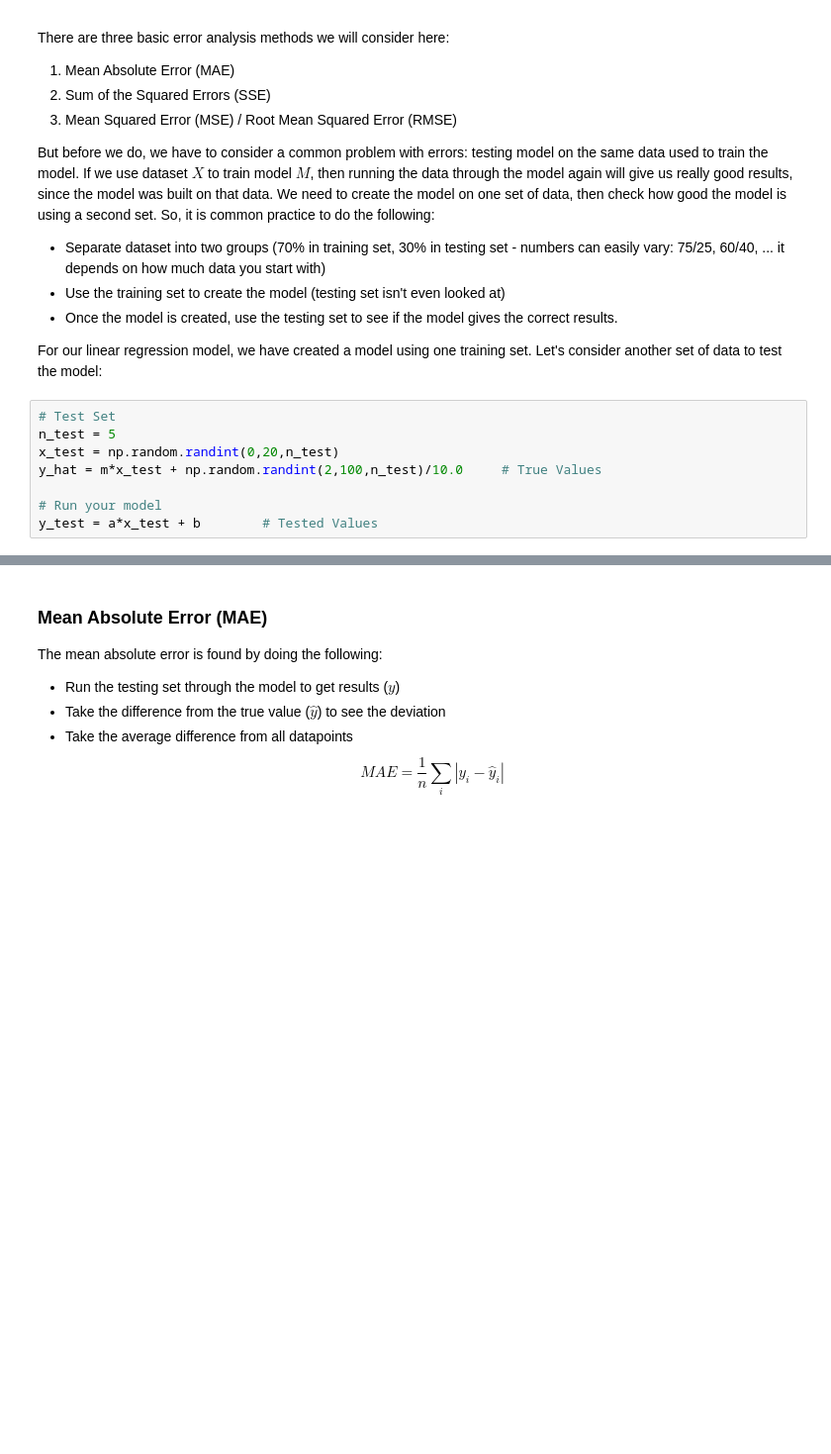
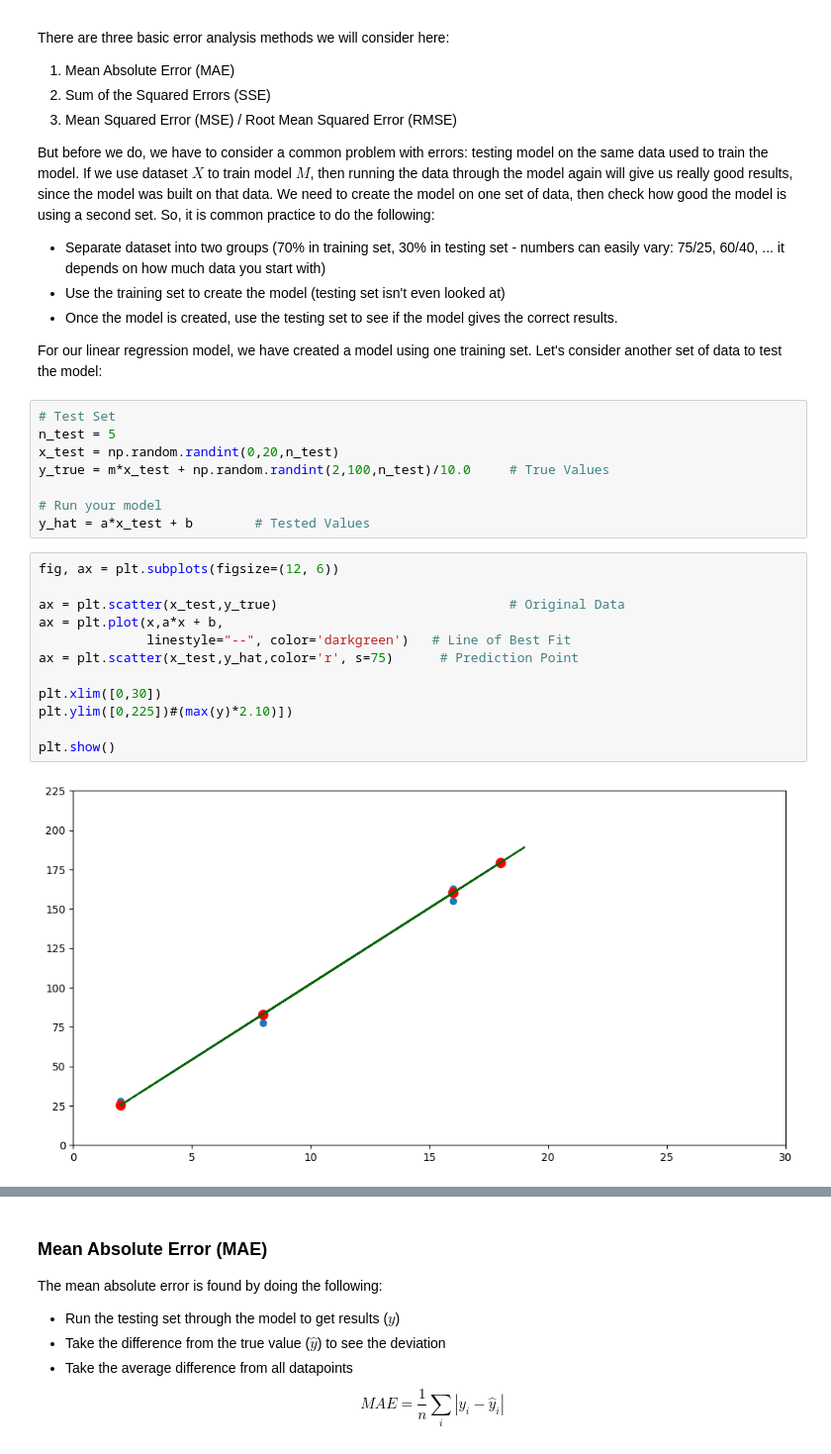
Before and after one commit to drolsonmi/math3080, a Jupyter notebook: Notes/04 Linear Regression.ipynb, the cells around one changed output, grey strips where cells are left out. Shown at 99% size. Cells and saved outputs as stored; diff of their text form; blank space fills up the shorter version.

```diff
--- a/Notes/04 Linear Regression.ipynb
+++ b/Notes/04 Linear Regression.ipynb
@@ -179,7 +179,21 @@ For our linear regression model, we have created a model using one training set.
 # Test Set
 n_test = 5
 x_test = np.random.randint(0,20,n_test)
-y_hat = m*x_test + np.random.randint(2,100,n_test)/10.0     # True Values
+y_true = m*x_test + np.random.randint(2,100,n_test)/10.0     # True Values
 
 # Run your model
-y_test = a*x_test + b        # Tested Values
+y_hat = a*x_test + b        # Tested Values
+# %%
+fig, ax = plt.subplots(figsize=(12, 6))
+
+ax = plt.scatter(x_test,y_true)                              # Original Data
+ax = plt.plot(x,a*x + b,
+              linestyle="--", color='darkgreen')   # Line of Best Fit
+ax = plt.scatter(x_test,y_hat,color='r', s=75)      # Prediction Point
+
+plt.xlim([0,30])
+plt.ylim([0,225])#(max(y)*2.10)])
+
+plt.show()
+# %% [output]
+[figure, added]
```
Also changed, not shown: parts of 8 cells of this notebook.
